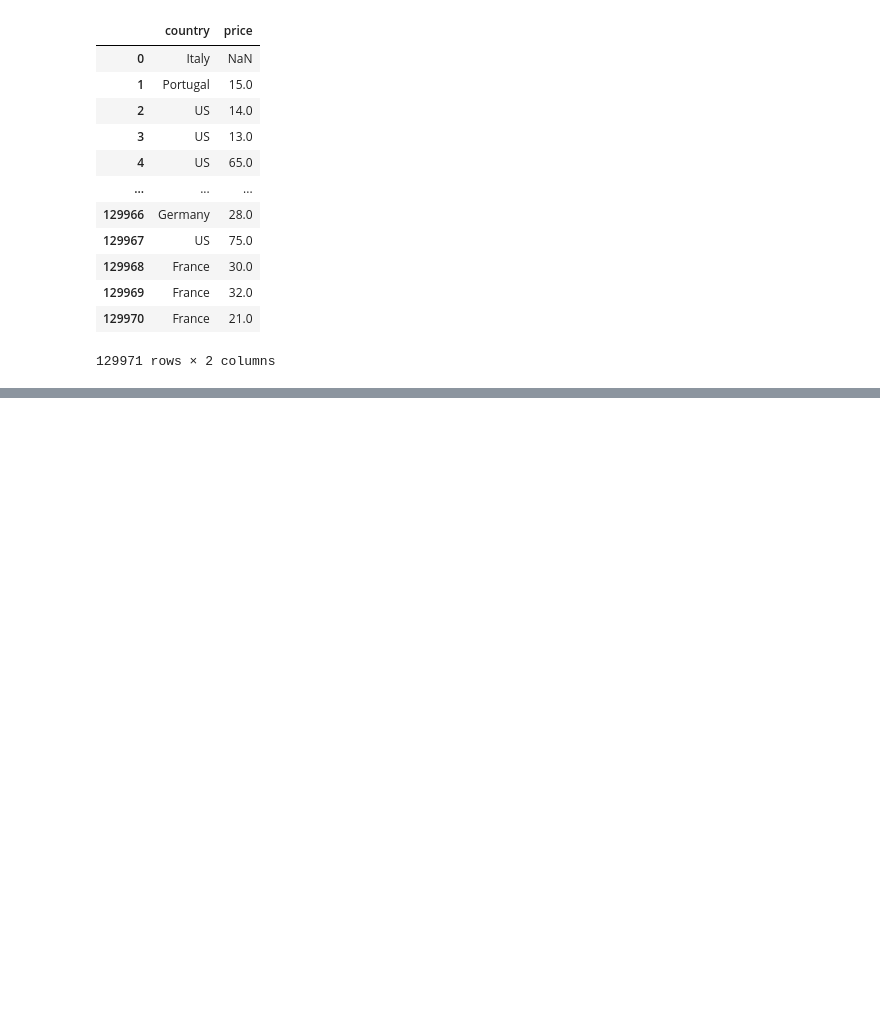
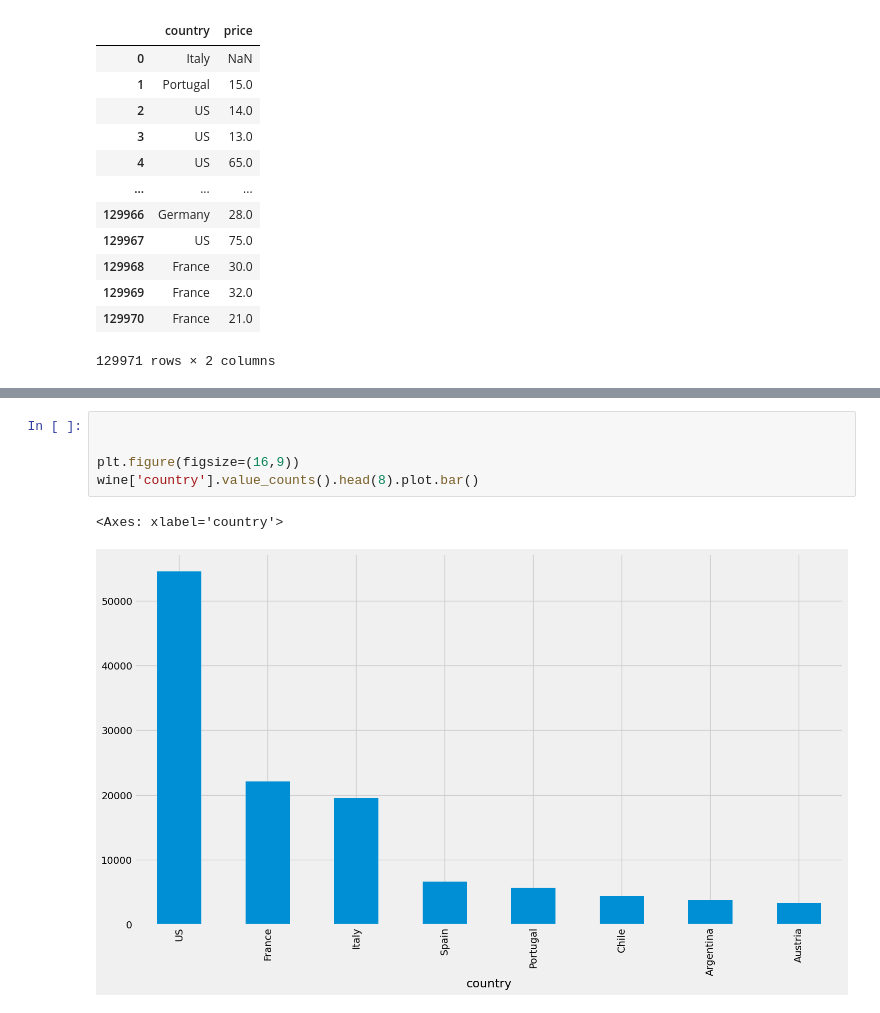
Before and after one commit to GuillermoAMLL/Demo, a Jupyter notebook: Notebook.ipynb, the cells around one changed output, grey strips where cells are left out. Saved outputs shown, nothing was run; the diff lists cells and outputs as text; blank space fills up the shorter version.

```diff
--- a/Notebook.ipynb
+++ b/Notebook.ipynb
@@ -98,0 +206,8 @@ wine.loc[:,['country', 'price']]
+# %%
+
+
+plt.figure(figsize=(16,9))
+wine['country'].value_counts().head(8).plot.bar()
+# %% [output]
+<Axes: xlabel='country'>
+[figure, added]
```
Also changed, not shown: parts of 11 cells of this notebook.
